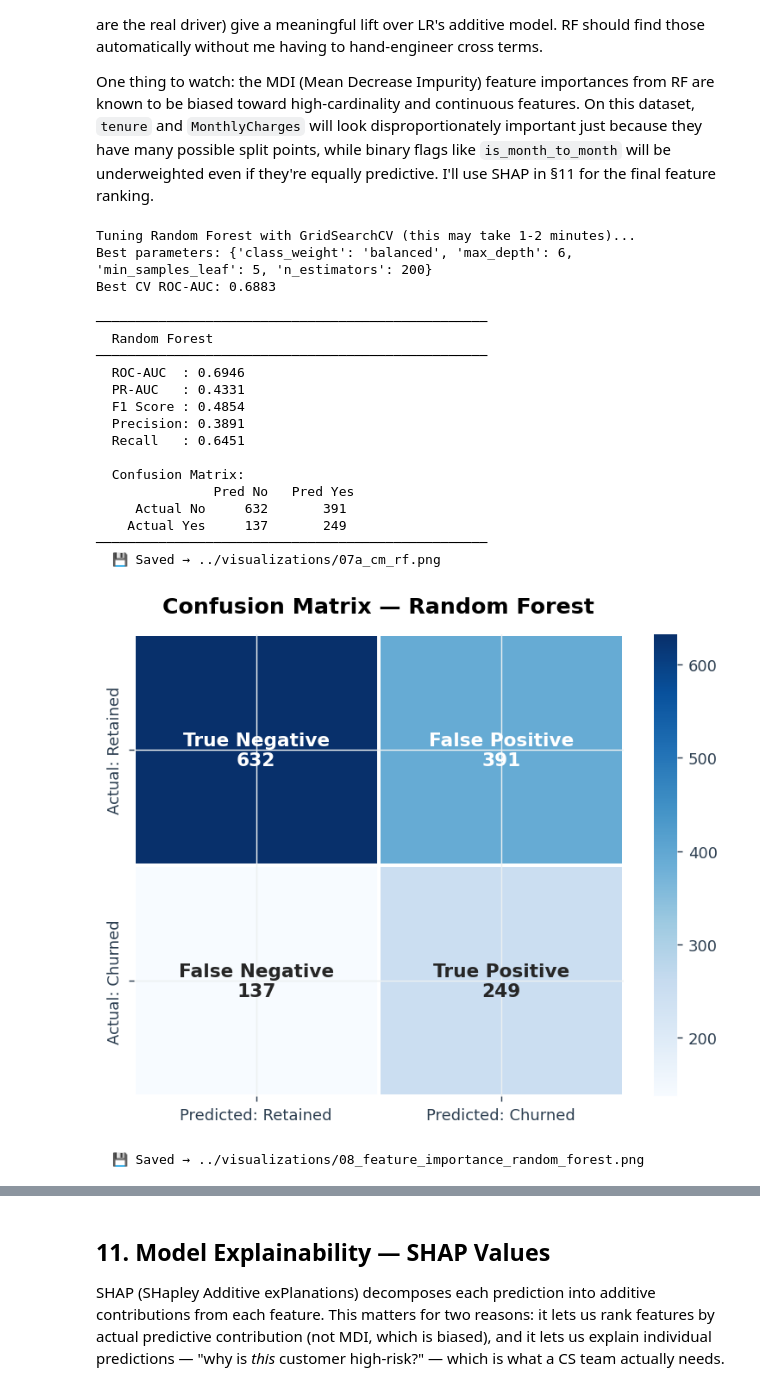
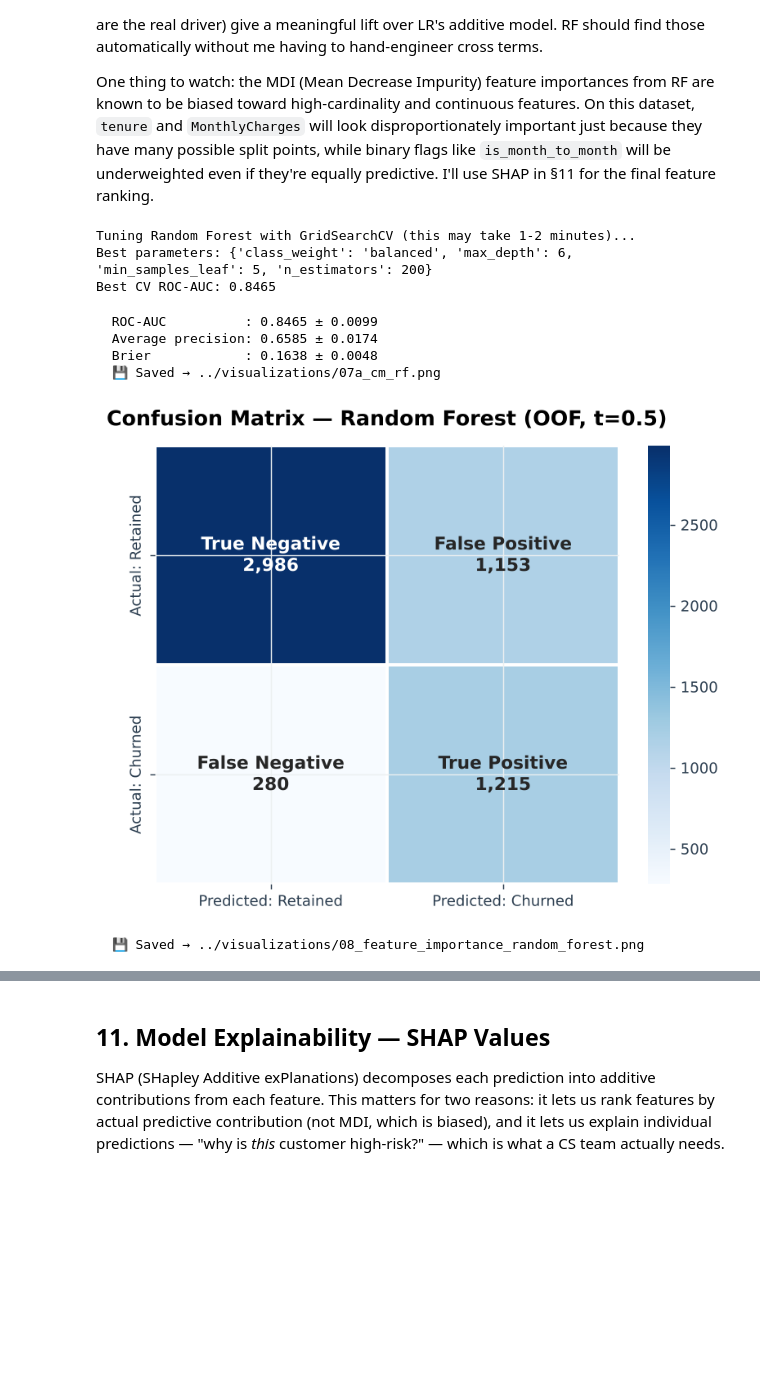
Before and after one commit to jordanshamu/customer-churn-prediction, a Jupyter notebook: notebooks/churn_prediction.ipynb, the cells around one changed output, grey strips where cells are left out. Saved outputs shown, nothing was run; the diff lists cells and outputs as text; code cells hidden in the pictures; blank space fills up the shorter version.

```diff
--- a/notebooks/churn_prediction.ipynb
+++ b/notebooks/churn_prediction.ipynb
@@ -443,7 +495,7 @@ I considered and dropped a `contract_tenure_interaction` (contract type × tenur
 # %%
 # ── Apply feature engineering ─────────────────────────────────────────────
+# is_high_value here uses a full-data cutoff for EDA only; §5 recomputes it from the training split.
 df = engineer_features(df_raw)
-df["TotalCharges"] = pd.to_numeric(df["TotalCharges"], errors="coerce")
 
 # Verify new features
 new_features = ["tenure_band", "monthly_charges_log", "avg_monthly_spend",
@@ -697,7 +756,7 @@ rf_param_grid = {
 rf_base = RandomForestClassifier(random_state=RANDOM_STATE, n_jobs=-1)
 rf_cv_search = GridSearchCV(
     rf_base, rf_param_grid,
-    cv=StratifiedKFold(n_splits=5, shuffle=True, random_state=RANDOM_STATE),
+    cv=CV,
     scoring="roc_auc", n_jobs=-1, verbose=0
 )
 rf_cv_search.fit(X_train, y_train)
@@ -708,37 +767,30 @@ rf = rf_cv_search.best_estimator_
 # %% [output]
 Tuning Random Forest with GridSearchCV (this may take 1-2 minutes)...
 Best parameters: {'class_weight': 'balanced', 'max_depth': 6, 'min_samples_leaf': 5, 'n_estimators': 200}
-Best CV ROC-AUC: 0.6883
+Best CV ROC-AUC: 0.8465
 # %%
-# ── Evaluate ──────────────────────────────────────────────────────────────
-rf_metrics = evaluate_model(rf, X_test, y_test, model_name="Random Forest")
-rf_prob    = rf.predict_proba(X_test)[:, 1]
+# ── Cross-validated evaluation on the training set ───────────────────────
+# Note: the grid search above tuned on these same folds, so RF's CV scores are
+# slightly optimistic relative to LR's.
+rf_metrics = {"model": "Random Forest", "best_params": rf_cv_search.best_params_}
+rf_metrics.update(cross_validate_model(rf, X_train, y_train, random_state=RANDOM_STATE))
+print(f"  ROC-AUC          : {rf_metrics['cv_roc_auc_mean']:.4f} ± {rf_metrics['cv_roc_auc_std']:.4f}")
+print(f"  Average precision: {rf_metrics['cv_average_precision_mean']:.4f} ± {rf_metrics['cv_average_precision_std']:.4f}")
+print(f"  Brier            : {rf_metrics['cv_brier_mean']:.4f} ± {rf_metrics['cv_brier_std']:.4f}")
 
-rf_cv_scores = cross_validate_model(rf, X_train, y_train)
-rf_metrics.update(rf_cv_scores)
+rf_oof = cross_val_predict(rf, X_train, y_train, cv=CV, method="predict_proba", n_jobs=-1)[:, 1]
 
-# Confusion matrix
-rf_cm = confusion_matrix(y_test, (rf_prob >= 0.5).astype(int))
-plot_confusion_matrix(rf_cm, "Random Forest", viz_dir=str(VIZ_DIR), filename="07a_cm_rf.png")
+# Confusion matrix — out-of-fold training predictions at 0.5
+rf_cm = confusion_matrix(y_train, (rf_oof >= 0.5).astype(int))
+plot_confusion_matrix(rf_cm, "Random Forest (OOF, t=0.5)", viz_dir=str(VIZ_DIR), filename="07a_cm_rf.png")
 
 # Feature importances (MDI) — take with a grain of salt per note above
 rf_importances = pd.Series(rf.feature_importances_, index=X_train.columns)
 plot_feature_importance(rf_importances, "Random Forest", top_n=20, viz_dir=str(VIZ_DIR))
 # %% [output]
-──────────────────────────────────────────────────
-  Random Forest
-──────────────────────────────────────────────────
-  ROC-AUC  : 0.6946
-  PR-AUC   : 0.4331
-  F1 Score : 0.4854
-  Precision: 0.3891
-  Recall   : 0.6451
-
-  Confusion Matrix:
-               Pred No   Pred Yes
-     Actual No     632       391
-    Actual Yes     137       249
-──────────────────────────────────────────────────
+  ROC-AUC          : 0.8465 ± 0.0099
+  Average precision: 0.6585 ± 0.0174
+  Brier            : 0.1638 ± 0.0048
   💾 Saved → ../visualizations/07a_cm_rf.png
-[figure, old version]
+[figure, new version]
   💾 Saved → ../visualizations/08_feature_importance_random_forest.png
```
Also changed, not shown: parts of 48 cells of this notebook, 27 other files.
